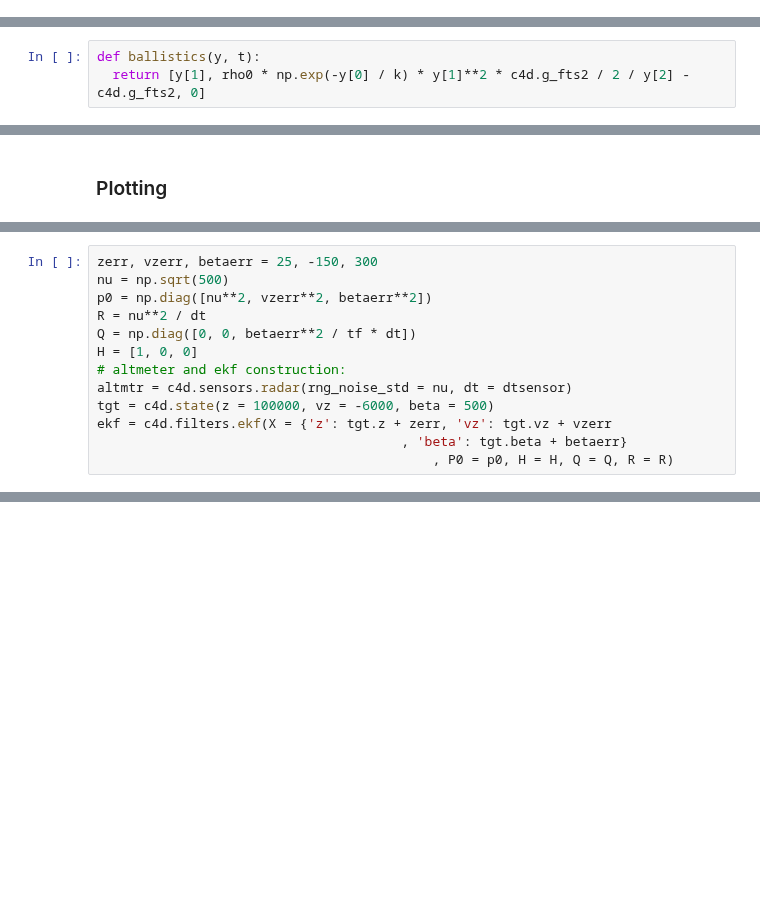
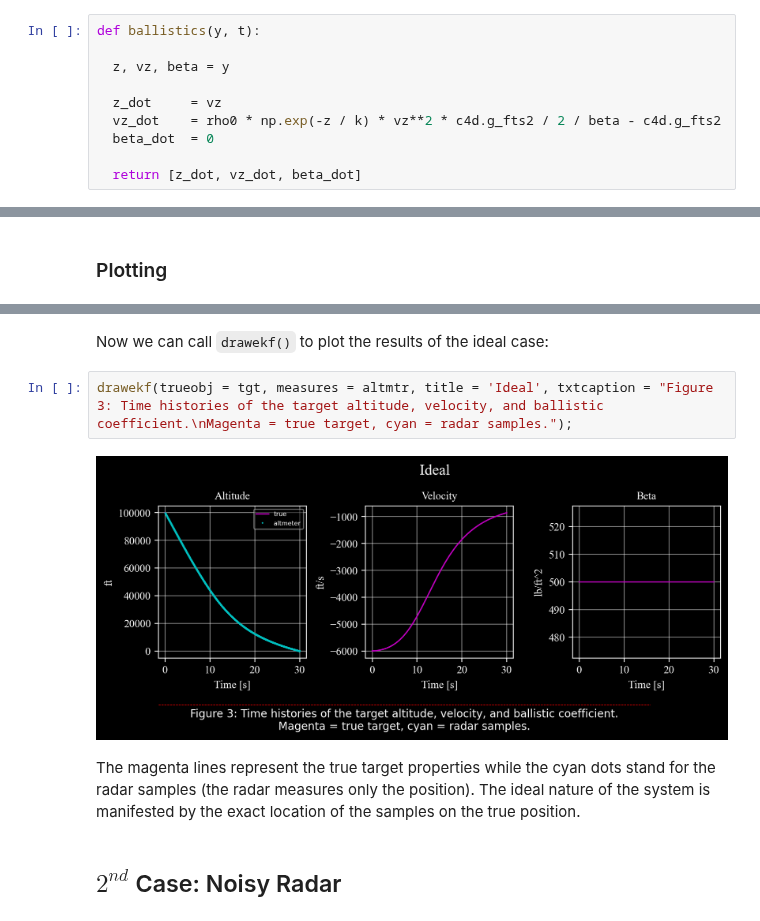
Before and after one commit to C4dynamics/C4dynamics, a Jupyter notebook: docs/source/programs/ballistic_coefficient.ipynb, the cells around one changed output, grey strips where cells are left out. Drawn from its saved outputs; the diff is of its cells as text; blank space fills up the shorter version.

Commit message:
user guide: extended kalman filter example

```diff
--- a/docs/source/programs/ballistic_coefficient.ipynb
+++ b/docs/source/programs/ballistic_coefficient.ipynb
@@ -135,0 +114,10 @@ rho0, k = 0.0034, 22000
+# %%
+def ballistics(y, t):
+
+  z, vz, beta = y
+
+  z_dot     = vz
+  vz_dot    = rho0 * np.exp(-z / k) * vz**2 * c4d.g_fts2 / 2 / beta - c4d.g_fts2
+  beta_dot  = 0
+
+  return [z_dot, vz_dot, beta_dot]
@@ -144,3 +135,0 @@ Target equations of motion:
-# %%
-def ballistics(y, t):
-  return [y[1], rho0 * np.exp(-y[0] / k) * y[1]**2 * c4d.g_fts2 / 2 / y[2] - c4d.g_fts2, 0]
@@ -280,13 +152,0 @@ drawekf(trueobj = tgt, measures = altmtr, title = 'Noisy')
-# %%
-zerr, vzerr, betaerr = 25, -150, 300
-nu = np.sqrt(500)
-p0 = np.diag([nu**2, vzerr**2, betaerr**2])
-R = nu**2 / dt
-Q = np.diag([0, 0, betaerr**2 / tf * dt])
-H = [1, 0, 0]
-# altmeter and ekf construction:
-altmtr = c4d.sensors.radar(rng_noise_std = nu, dt = dtsensor)
-tgt = c4d.state(z = 100000, vz = -6000, beta = 500)
-ekf = c4d.filters.ekf(X = {'z': tgt.z + zerr, 'vz': tgt.vz + vzerr
-                                       , 'beta': tgt.beta + betaerr}
-                                           , P0 = p0, H = H, Q = Q, R = R)
@@ -349,0 +241,11 @@ This is a statement with a footnote.
+# %% [markdown]
+Now we can call `drawekf()` to plot the results of the ideal case:
+# %%
+drawekf(trueobj = tgt, measures = altmtr, title = 'Ideal', txtcaption = "Figure 3: Time histories of the target altitude, velocity, and ballistic coefficient.\nMagenta = true target, cyan = radar samples.");
+# %% [output]
+[figure, added]
+# %% [markdown]
+The magenta lines represent the true target properties while the cyan dots stand for the radar samples (the radar measures only the position).
+The ideal nature of the system is manifested by the exact location of the samples on the true position.
+# %% [markdown]
+## $2^{nd}$ Case: Noisy Radar
```
Also changed, not shown: parts of 94 cells of this notebook, 25 other files.
